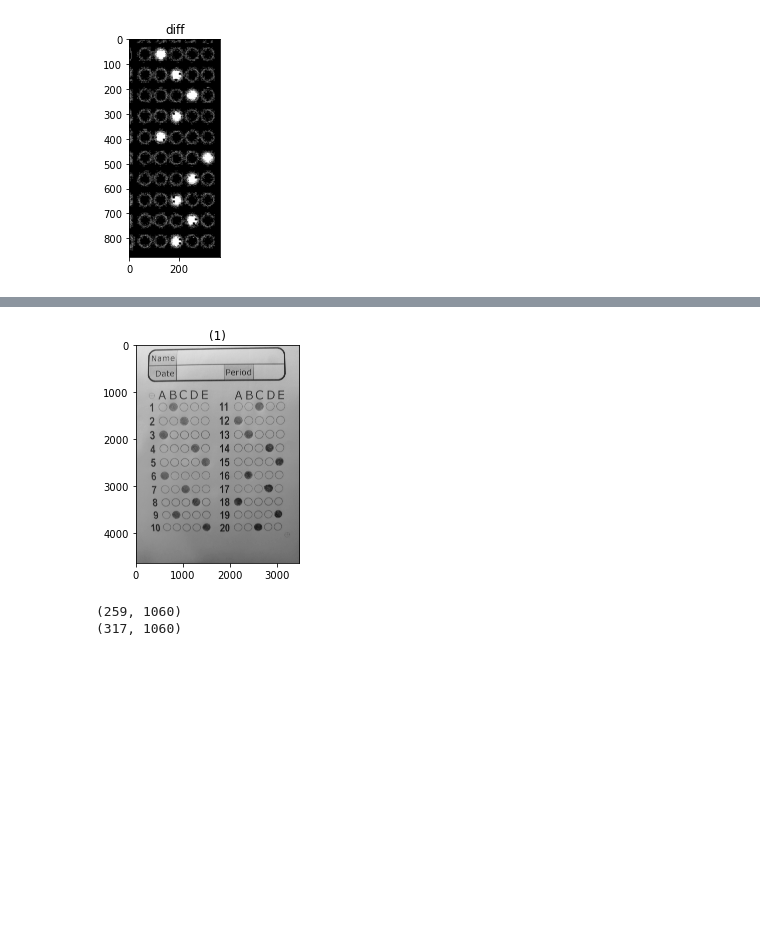
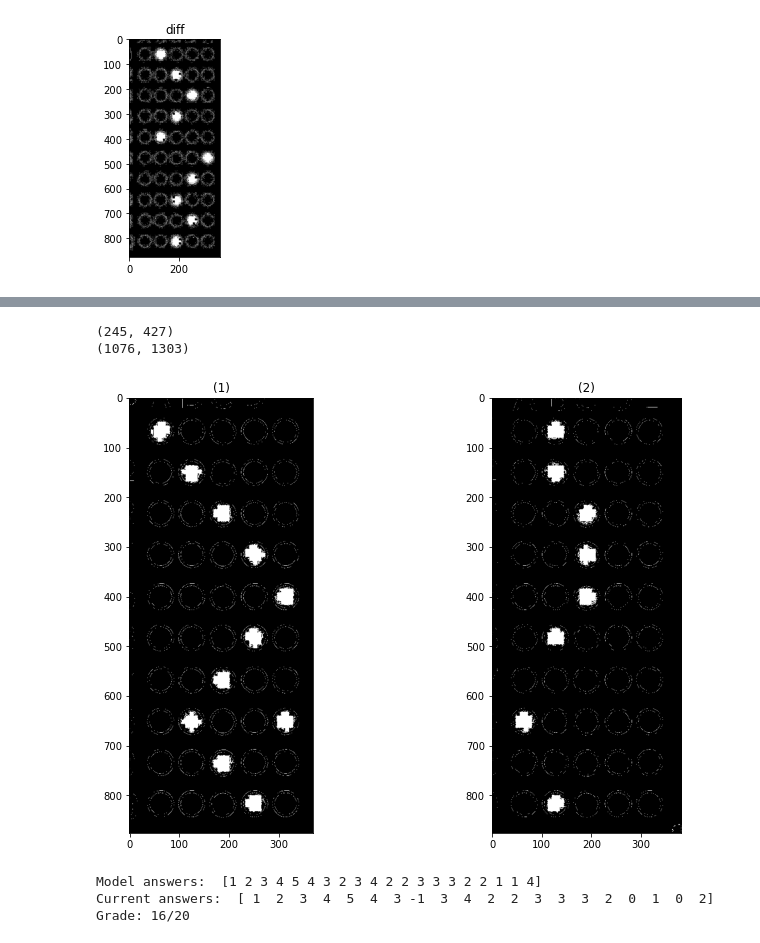
Before and after one commit to cufechs/Bubble-Sheet-Corrector, a Jupyter notebook: Playground/Evaluate_Answers/Evaluate_answers.ipynb, the cells around one changed output, grey strips where cells are left out. Drawn from its saved outputs; the diff is of its cells as text; code cells hidden in the pictures; blank space fills up the shorter version.

Commit message:
Answers Evaluation is done assuming perfect segmentation and ref has same size of answers

```diff
--- a/Playground/Evaluate_Answers/Evaluate_answers.ipynb
+++ b/Playground/Evaluate_Answers/Evaluate_answers.ipynb
@@ -204,7 +275,10 @@ out_ref = crop_answers_section(bubbles_w_cross)
 
 ref_chunck1 =out_ref[:,0:370]  #seg bel 7ob
 ref_chunck2 =out_ref[:,450:]
-
+thresh1 = threshold_otsu(ref_chunck1)
+thresh2 = threshold_otsu(ref_chunck2)
+ref_chunck1 = ref_chunck1 > thresh1
+ref_chunck2 = ref_chunck2 > thresh2
 #show_images([ref_chunck1,ref_chunck2])
 
 circles_chunck1 = Hough(ref_chunck1)
@@ -212,6 +286,10 @@ circles_chunck2 = Hough(ref_chunck2)
 
 coordinates_chunk1 = show_Hough(ref_chunck1,circles_chunck1)
 coordinates_chunk2 = show_Hough(ref_chunck2,circles_chunck2)
+
+
+print(coordinates_chunk1.shape)
+print(coordinates_chunk2.shape)
 # %% [output]
 (245, 427)
 (1076, 1303)
@@ -224,27 +304,45 @@ coordinates_chunk2 = show_Hough(ref_chunck2,circles_chunck2)
 # %%
 ##
 # for the answer image:
 ##
 
 # load it and correct its perspective:
-answers = loadImage("answers.jpg")
+answers = loadImage("ans16.jpeg")
 #answers = perspective_correction(answers)
-show_images([answers])
+#show_images([answers])
 out_ans = crop_answers_section(answers)
-#print(out_ref.shape)
-#print(out_ans.shape)
+out_ans = resize(out_ans, out_ref.shape)
 #show_images([out_ans])
-#out_ans = resize(out_ans, out_ref.shape)
 
-#ans_chunck1 =out_ans[:,0:370]  #seg bel 7ob
-#ans_chunck2 =out_ans[:,450:]
-#show_images([ans_chunck1,ans_chunck1])
-#diff1 = ref_chunck1 - ans_chunck1
-#diff2 = ref_chunck2 - ans_chunck2
-#show_images([diff1,diff2])
-#getAnswers(coordinates_chunk1,diff1)
-#getAnswers(coordinates_chunk2,diff2)
+ans_chunck1 =out_ans[:,0:370]  #seg bel 7ob
+ans_chunck2 =out_ans[:,450:]
+thresh1 = threshold_otsu(ans_chunck1)
+thresh2 = threshold_otsu(ans_chunck2)
+ans_chunck1 = ans_chunck1 > thresh1
+ans_chunck2 = ans_chunck2 > thresh2
+
+diff1 = ref_chunck1 ^ ans_chunck1
+diff2 = ref_chunck2 ^ ans_chunck2
+show_images([diff1,diff2])
 # %% [output]
+(245, 427)
+(1076, 1303)
-[figure, old version]
+[figure, new version]
-(259, 1060)
-(317, 1060)
+# %%
+modelAnwsers = loadModelAnswer('Model_answer.txt')
+
+chunkAnswers1 = getAnswers(coordinates_chunk1,diff1)
+chunkAnswers2 = getAnswers(coordinates_chunk2,diff2)
+
+modelAnwsers = np.array(modelAnwsers)
+currAnswers = np.concatenate((chunkAnswers1, chunkAnswers2))
+
+print('Model answers: ',modelAnwsers)
+print('Current answers: ',currAnswers)
+grade = (modelAnwsers == currAnswers)
+
+print('Grade: ' + str(grade.sum()) + '/' + str(len(grade)))
+# %% [output]
+Model answers:  [1 2 3 4 5 4 3 2 3 4 2 2 3 3 3 2 2 1 1 4]
+Current answers:  [ 1  2  3  4  5  4  3 -1  3  4  2  2  3  3  3  2  0  1  0  2]
+Grade: 16/20
```
Also changed, not shown: parts of 4 cells of this notebook, 2 other files.
